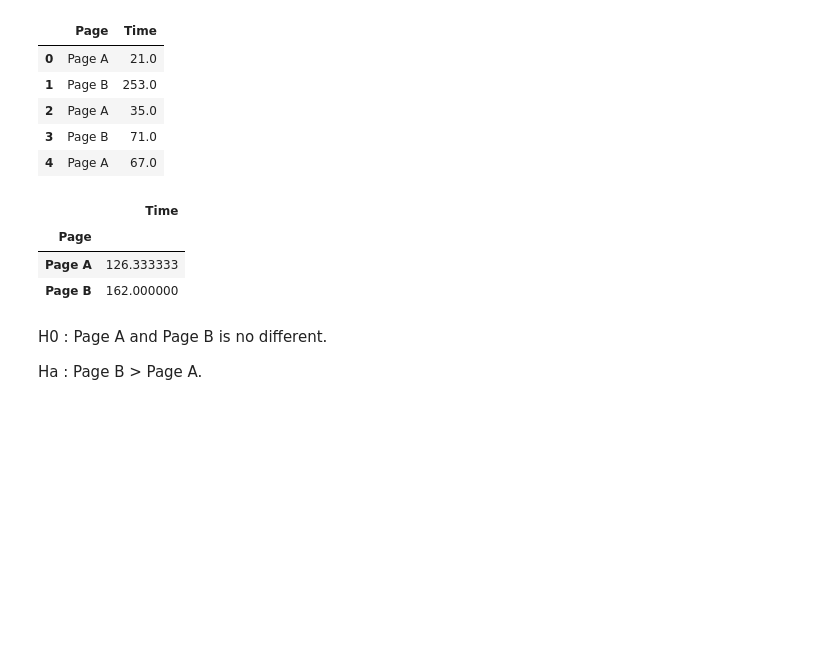
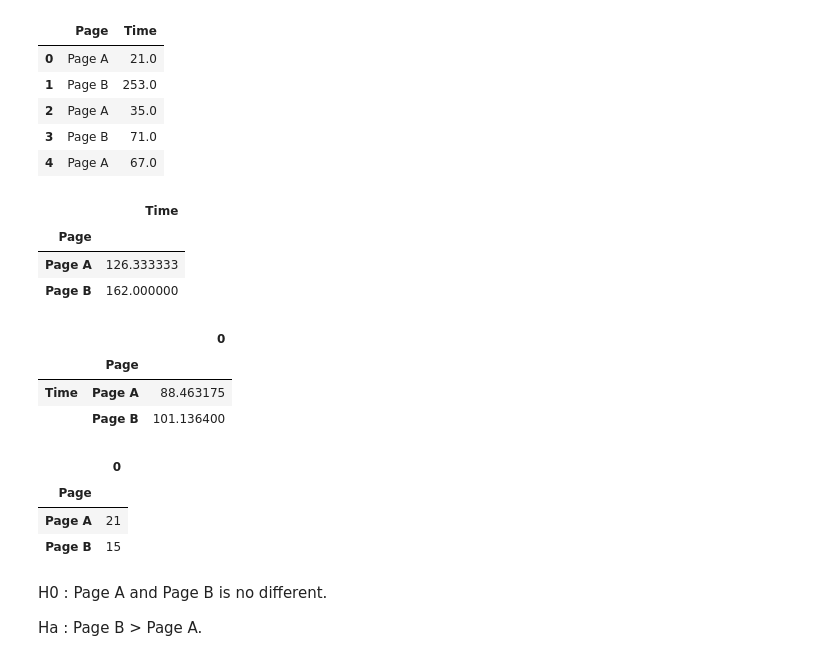
Before and after one commit to danjelito/practical-stats-for-ds, a Jupyter notebook: 03_stat_experiment_and_sig_testing.ipynb, the cells around one changed output. Cells and saved outputs as stored; diff of their text form; code cells hidden in the pictures; blank space fills up the shorter version.

```diff
--- a/03_stat_experiment_and_sig_testing.ipynb
+++ b/03_stat_experiment_and_sig_testing.ipynb
@@ -327,6 +326,20 @@ session_times.groupby('Page').mean()
 | Page |  |
 | Page A | 126.333333 |
 | Page B | 162.000000 |
+# %%
+session_times.pivot(values=["Time"], columns="Page").std().to_frame()
+# %% [output]
+|  |  | 0 |
+|  | Page |  |
+| Time | Page A | 88.463175 |
+|  | Page B | 101.136400 |
+# %%
+session_times.groupby("Page").size().to_frame()
+# %% [output]
+|  | 0 |
+| Page |  |
+| Page A | 21 |
+| Page B | 15 |
 # %% [markdown]
 H0 : Page A and Page B is no different.
 
```
Also changed, not shown: parts of 43 cells of this notebook, 5 other files.
